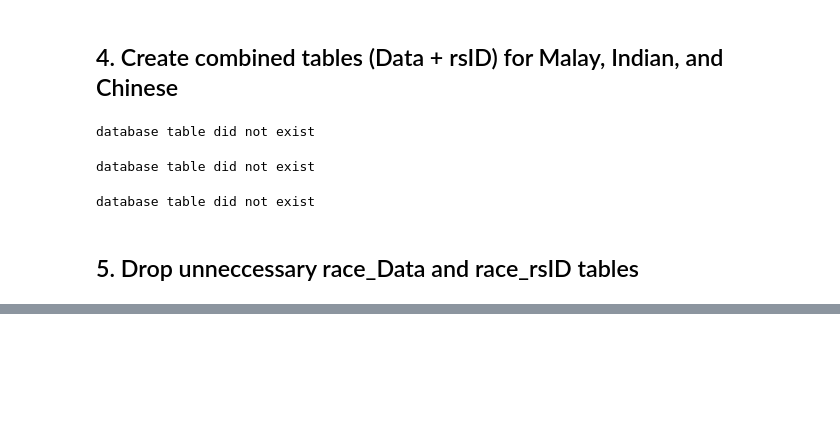
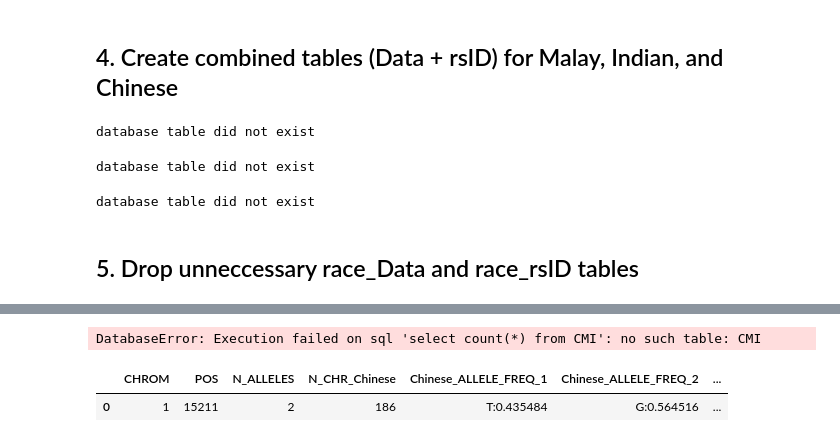
Before and after one commit to hkailee/GenoSpark, a Jupyter notebook: createdb_localSQLite.ipynb, the cells around one changed output, grey strips where cells are left out. Cells and saved outputs as stored; diff of their text form; code cells hidden in the pictures; blank space fills up the shorter version.

```diff
--- a/createdb_localSQLite.ipynb
+++ b/createdb_localSQLite.ipynb
@@ -465,0 +663,12 @@ database table did not exist
+# %%
+dfr = pd.read_sql_query("select count(*) from CMI", conn)
+dfr
+# %% [output]
+DatabaseError: Execution failed on sql 'select count(*) from CMI': no such table: CMI
+# %%
+conn = sqlite3.connect('dbase_Sqlite')
+dft = pd.read_sql_query("select * from CMI_working WHERE POS=15211 AND CHROM=1", conn)
+dft
+# %% [output]
+|  | CHROM | POS | N_ALLELES | N_CHR_Chinese | Chinese_ALLELE_FREQ_1 | Chinese_ALLELE_FREQ_2 | ... |
+| 0 | 1 | 15211 | 2 | 186 | T:0.435484 | G:0.564516 | ... |
```
Also changed, not shown: parts of 5 cells of this notebook, 5 other files.
